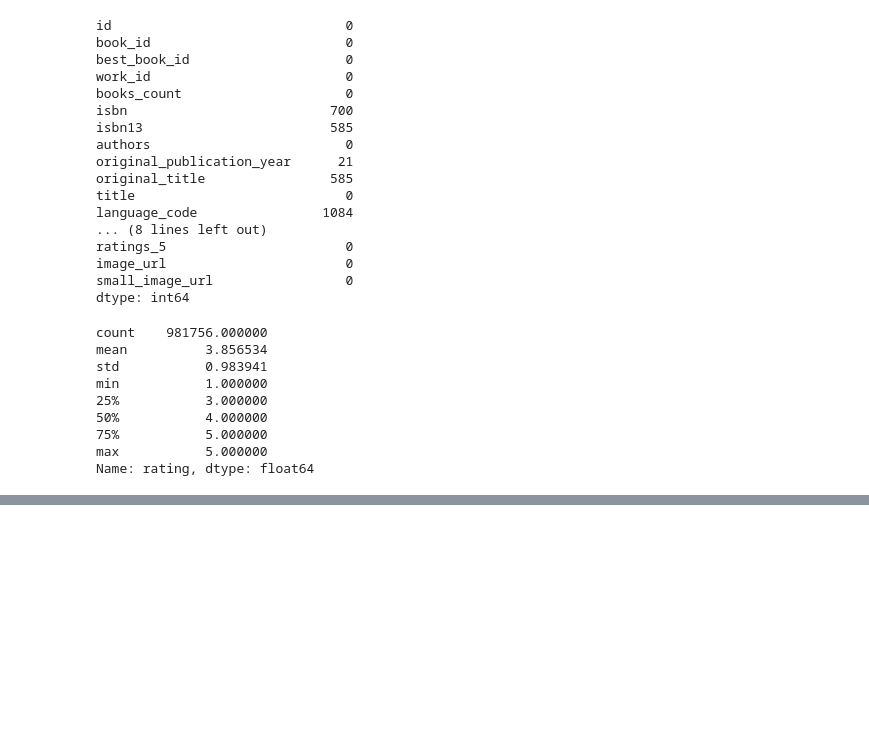
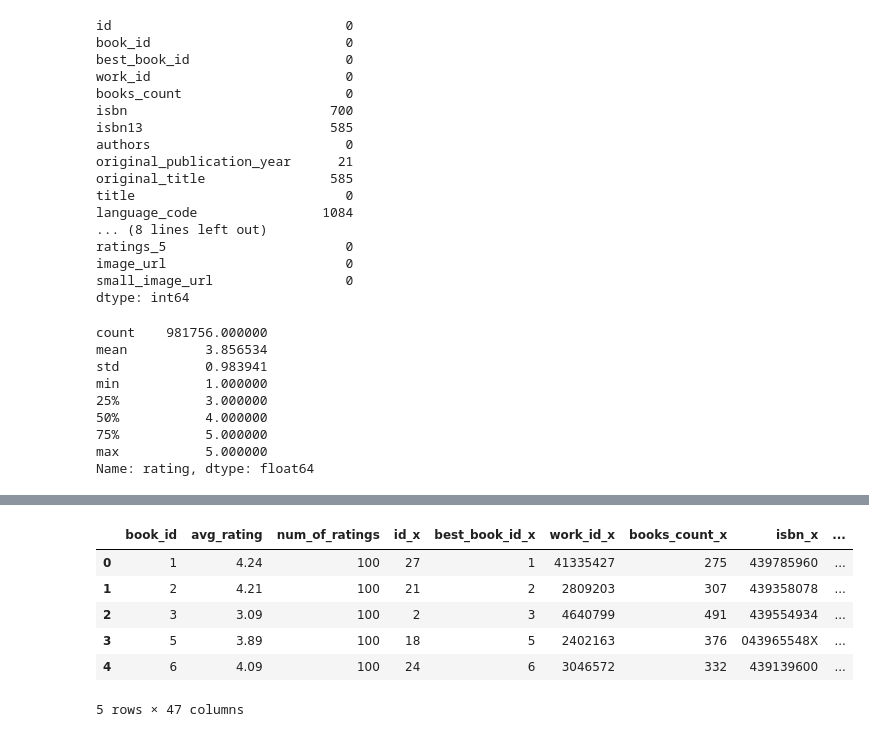
Before and after one commit to Shadow-atomic777/Book_Recommendation-, a Jupyter notebook: Book_Recommendation-/notebooks/book.ipynb, the cells around one changed output, grey strips where cells are left out. Saved outputs shown, nothing was run; the diff lists cells and outputs as text; code cells hidden in the pictures; blank space fills up the shorter version.

```diff
--- a/Book_Recommendation-/notebooks/book.ipynb
+++ b/Book_Recommendation-/notebooks/book.ipynb
@@ -73,4 +67,7 @@ min           1.000000
 max           5.000000
 Name: rating, dtype: float64
 # %%
-ra
+book_ratings=ratings.groupby('book_id').agg(
+    avg_rating=('rating','mean'),
+    num_of_ratings=('rating','count')).reset_index()
+book_ratings.head()
@@ -76,0 +81,12 @@ ra
+# %%
+#merging both datasets
+book_ratings=book_ratings.merge(books,on="book_id")
+book_ratings.head()
+# %% [output]
+|  | book_id | avg_rating | num_of_ratings | id_x | best_book_id_x | work_id_x | books_count_x | isbn_x | ... |
+| 0 | 1 | 4.24 | 100 | 27 | 1 | 41335427 | 275 | 439785960 | ... |
+| 1 | 2 | 4.21 | 100 | 21 | 2 | 2809203 | 307 | 439358078 | ... |
+| 2 | 3 | 3.09 | 100 | 2 | 3 | 4640799 | 491 | 439554934 | ... |
+| 3 | 5 | 3.89 | 100 | 18 | 5 | 2402163 | 376 | 043965548X | ... |
+| 4 | 6 | 4.09 | 100 | 24 | 6 | 3046572 | 332 | 439139600 | ... |
+5 rows × 47 columns
```
Also changed, not shown: parts of 7 cells of this notebook.
